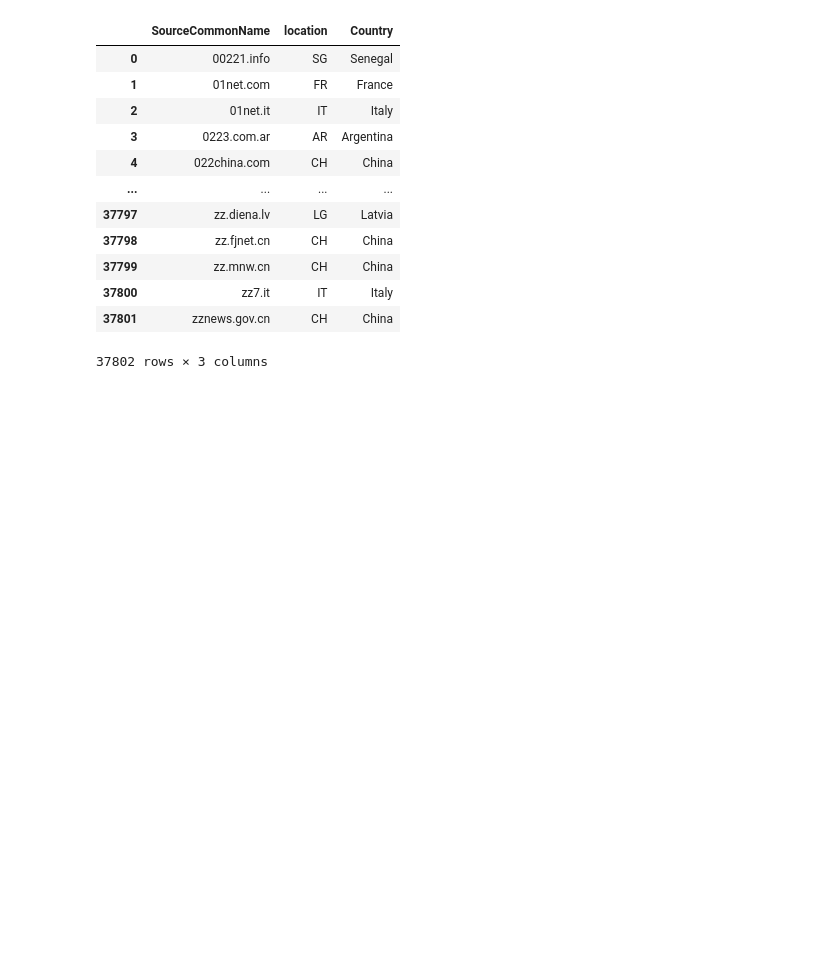
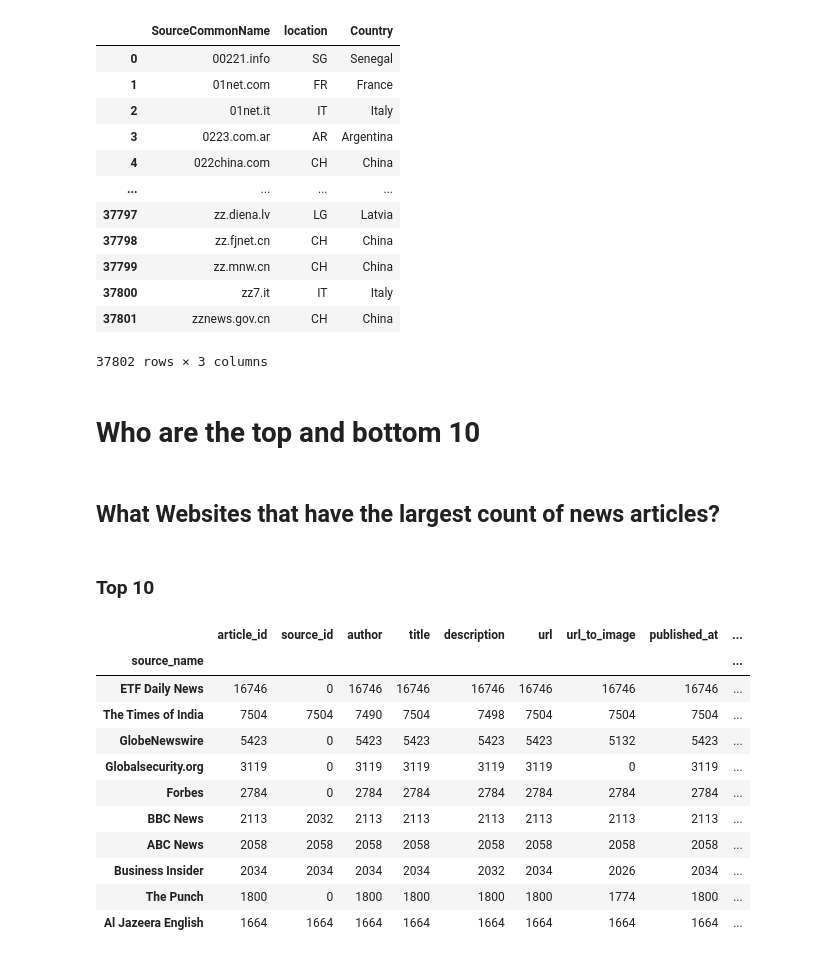
Before and after one commit to mekbibisdone/news_correlation, a Jupyter notebook: notebooks/news_data_view.ipynb, the cells around one changed output. Cells and saved outputs as stored; diff of their text form; code cells hidden in the pictures; blank space fills up the shorter version.

```diff
--- a/notebooks/news_data_view.ipynb
+++ b/notebooks/news_data_view.ipynb
@@ -61,3 +63,26 @@ domain
 | 37800 | zz7.it | IT | Italy |
 | 37801 | zznews.gov.cn | CH | China |
 37802 rows × 3 columns
+# %% [markdown]
+# Who are the top and bottom 10
+# %% [markdown]
+## What Websites that have the largest count of news articles?
+# %%
+news_count = data.groupby("source_name").count()
+# %% [markdown]
+###  Top 10
+# %%
+news_count.sort_values("article_id", ascending=False)[0:10]
+# %% [output]
+|  | article_id | source_id | author | title | description | url | url_to_image | published_at | ... |
+| source_name |  |  |  |  |  |  |  |  | ... |
+| ETF Daily News | 16746 | 0 | 16746 | 16746 | 16746 | 16746 | 16746 | 16746 | ... |
+| The Times of India | 7504 | 7504 | 7490 | 7504 | 7498 | 7504 | 7504 | 7504 | ... |
+| GlobeNewswire | 5423 | 0 | 5423 | 5423 | 5423 | 5423 | 5132 | 5423 | ... |
+| Globalsecurity.org | 3119 | 0 | 3119 | 3119 | 3119 | 3119 | 0 | 3119 | ... |
+| Forbes | 2784 | 0 | 2784 | 2784 | 2784 | 2784 | 2784 | 2784 | ... |
+| BBC News | 2113 | 2032 | 2113 | 2113 | 2113 | 2113 | 2113 | 2113 | ... |
+| ABC News | 2058 | 2058 | 2058 | 2058 | 2058 | 2058 | 2058 | 2058 | ... |
+| Business Insider | 2034 | 2034 | 2034 | 2034 | 2032 | 2034 | 2026 | 2034 | ... |
+| The Punch | 1800 | 0 | 1800 | 1800 | 1800 | 1800 | 1774 | 1800 | ... |
+| Al Jazeera English | 1664 | 1664 | 1664 | 1664 | 1664 | 1664 | 1664 | 1664 | ... |
```
Also changed, not shown: parts of 50 cells of this notebook.
